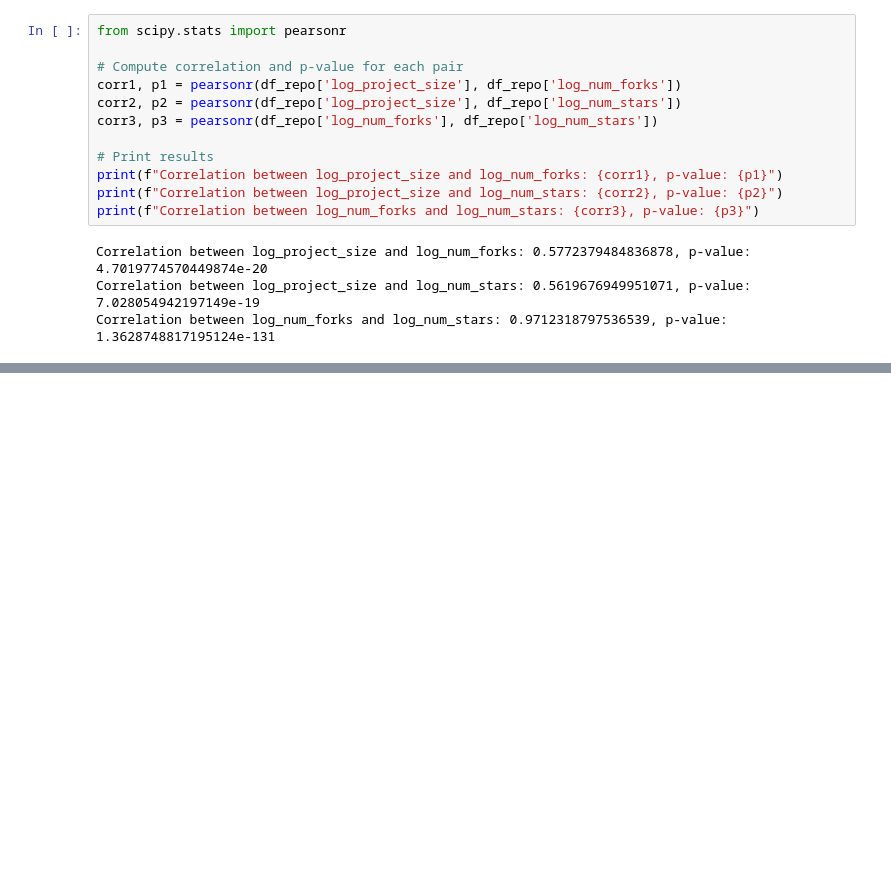
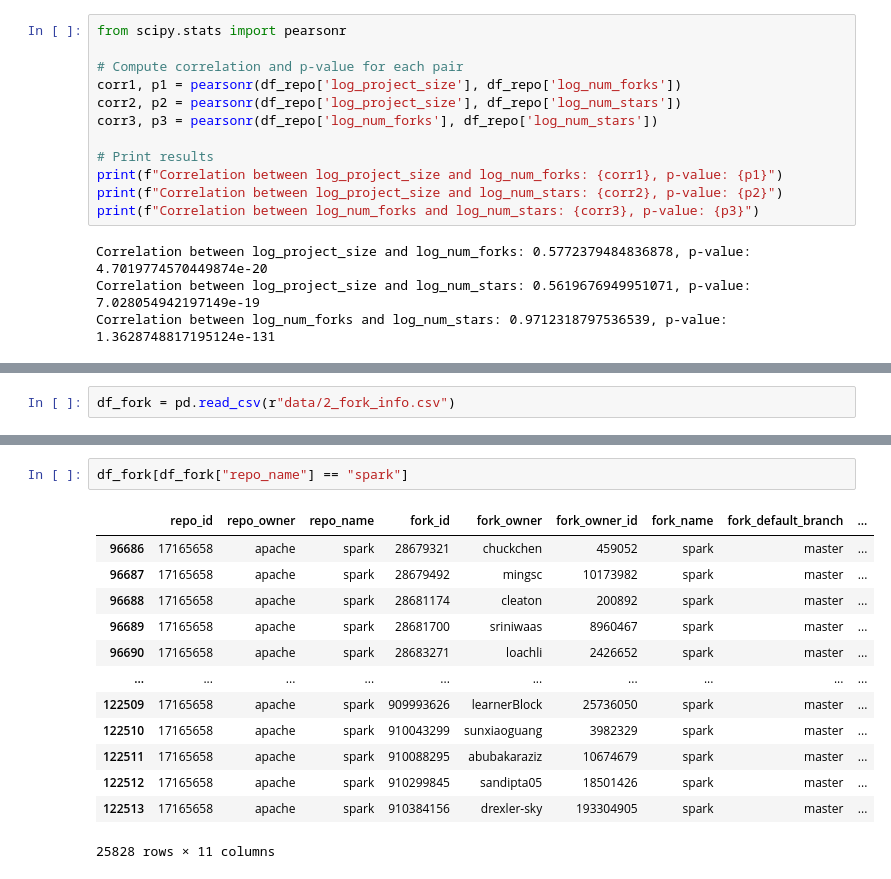
Before and after one commit to helenxie-bit/fork-and-sustainability, a Jupyter notebook: Fork_CDA.ipynb, the cells around one changed output, grey strips where cells are left out. Drawn from its saved outputs; the diff is of its cells as text; blank space fills up the shorter version.

```diff
--- a/Fork_CDA.ipynb
+++ b/Fork_CDA.ipynb
@@ -106,0 +112,2 @@ Correlation between log_num_forks and log_num_stars: 0.9712318797536539, p-value
+# %%
+df_fork = pd.read_csv(r"data/2_fork_info.csv")
@@ -106,0 +123,16 @@ Correlation between log_num_forks and log_num_stars: 0.9712318797536539, p-value
+# %%
+df_fork[df_fork["repo_name"] == "spark"]
+# %% [output]
+|  | repo_id | repo_owner | repo_name | fork_id | fork_owner | fork_owner_id | fork_name | fork_default_branch | ... |
+| 96686 | 17165658 | apache | spark | 28679321 | chuckchen | 459052 | spark | master | ... |
+| 96687 | 17165658 | apache | spark | 28679492 | mingsc | 10173982 | spark | master | ... |
+| 96688 | 17165658 | apache | spark | 28681174 | cleaton | 200892 | spark | master | ... |
+| 96689 | 17165658 | apache | spark | 28681700 | sriniwaas | 8960467 | spark | master | ... |
+| 96690 | 17165658 | apache | spark | 28683271 | loachli | 2426652 | spark | master | ... |
+| ... | ... | ... | ... | ... | ... | ... | ... | ... | ... |
+| 122509 | 17165658 | apache | spark | 909993626 | learnerBlock | 25736050 | spark | master | ... |
+| 122510 | 17165658 | apache | spark | 910043299 | sunxiaoguang | 3982329 | spark | master | ... |
+| 122511 | 17165658 | apache | spark | 910088295 | abubakaraziz | 10674679 | spark | master | ... |
+| 122512 | 17165658 | apache | spark | 910299845 | sandipta05 | 18501426 | spark | master | ... |
+| 122513 | 17165658 | apache | spark | 910384156 | drexler-sky | 193304905 | spark | master | ... |
+25828 rows × 11 columns
```
Also changed, not shown: parts of 2 cells of this notebook.
